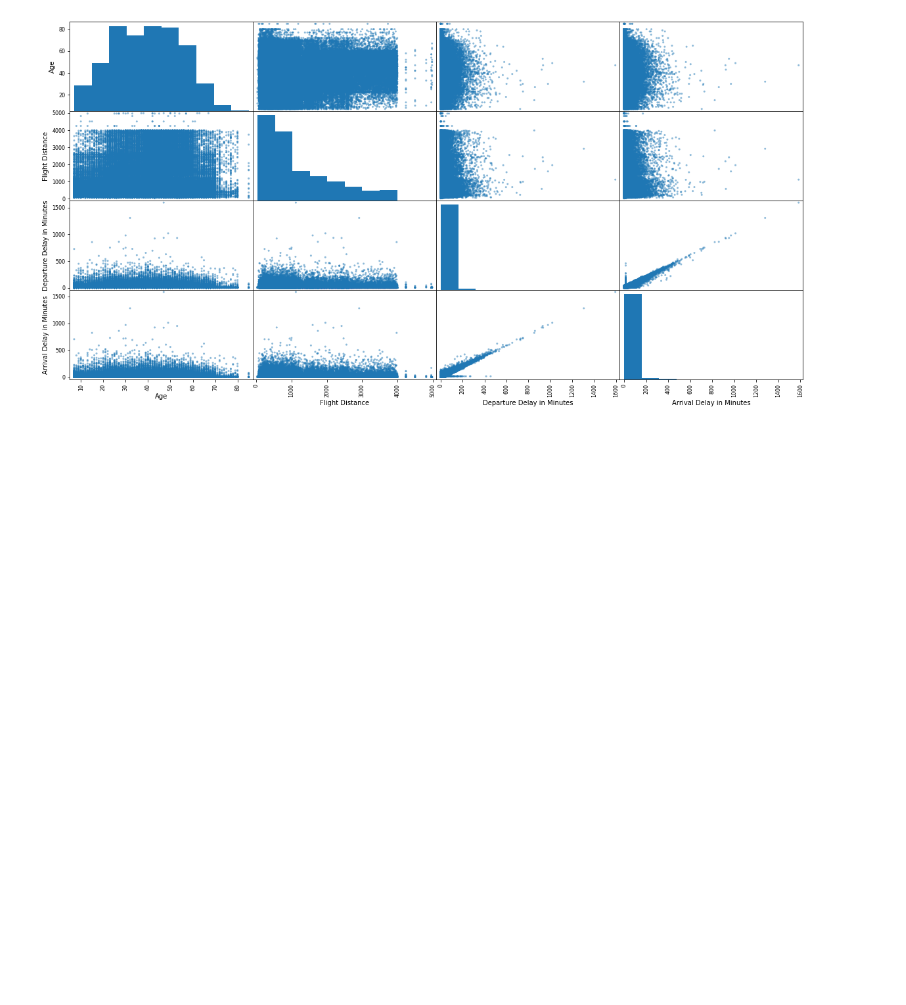
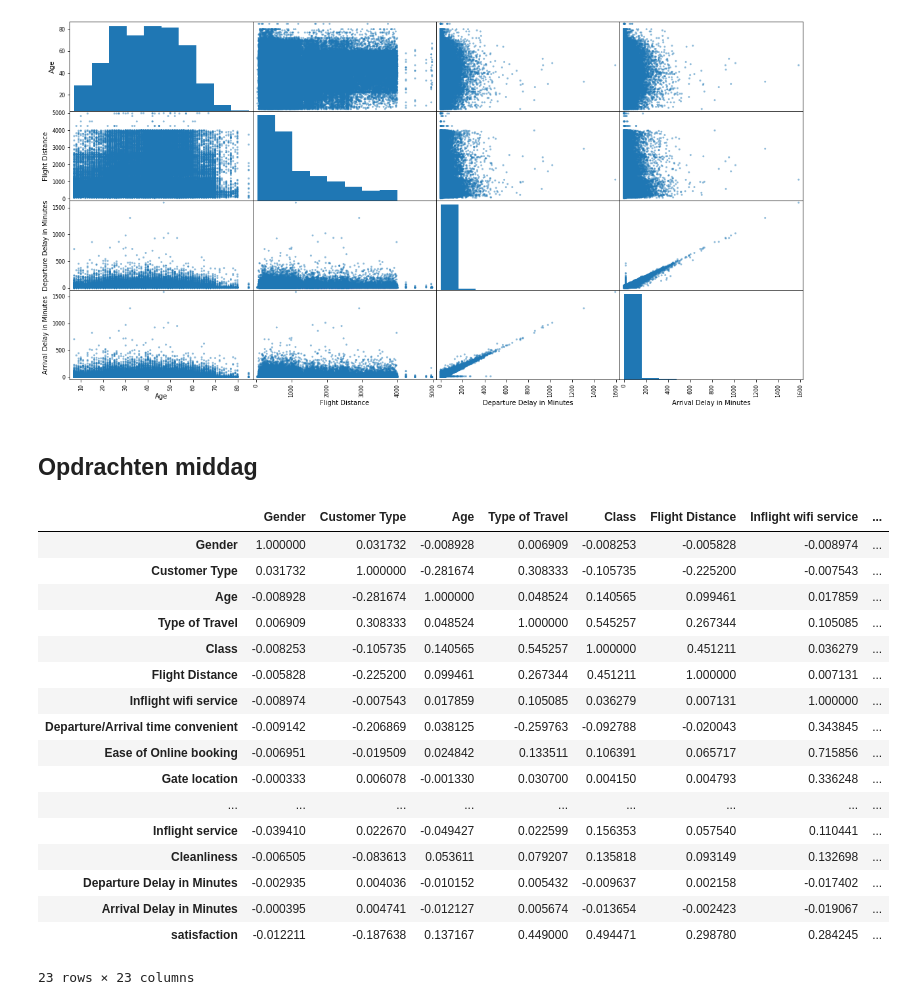
Before and after one commit to Mysurii/Minoi-AAI, a Jupyter notebook: Bootcamp/d6/Bootcamp_dag_6.ipynb, the cells around one changed output. Cells and saved outputs as stored; diff of their text form; code cells hidden in the pictures; blank space fills up the shorter version.

Commit message:
middag opdracht toegevoegd

```diff
--- a/Bootcamp/d6/Bootcamp_dag_6.ipynb
+++ b/Bootcamp/d6/Bootcamp_dag_6.ipynb
@@ -224,3 +226,27 @@ array([[<AxesSubplot:xlabel='Age', ylabel='Age'>,
         <AxesSubplot:xlabel='Arrival Delay in Minutes', ylabel='Arrival Delay in Minutes'>]],
       dtype=object)
 [figure]
+# %% [markdown]
+## Opdrachten middag
+# %%
+## Correlatie tussen alle variabelen
+data.corr()
+# %% [output]
+|  | Gender | Customer Type | Age | Type of Travel | Class | Flight Distance | Inflight wifi service | ... |
+| Gender | 1.000000 | 0.031732 | -0.008928 | 0.006909 | -0.008253 | -0.005828 | -0.008974 | ... |
+| Customer Type | 0.031732 | 1.000000 | -0.281674 | 0.308333 | -0.105735 | -0.225200 | -0.007543 | ... |
+| Age | -0.008928 | -0.281674 | 1.000000 | 0.048524 | 0.140565 | 0.099461 | 0.017859 | ... |
+| Type of Travel | 0.006909 | 0.308333 | 0.048524 | 1.000000 | 0.545257 | 0.267344 | 0.105085 | ... |
+| Class | -0.008253 | -0.105735 | 0.140565 | 0.545257 | 1.000000 | 0.451211 | 0.036279 | ... |
+| Flight Distance | -0.005828 | -0.225200 | 0.099461 | 0.267344 | 0.451211 | 1.000000 | 0.007131 | ... |
+| Inflight wifi service | -0.008974 | -0.007543 | 0.017859 | 0.105085 | 0.036279 | 0.007131 | 1.000000 | ... |
+| Departure/Arrival time convenient | -0.009142 | -0.206869 | 0.038125 | -0.259763 | -0.092788 | -0.020043 | 0.343845 | ... |
+| Ease of Online booking | -0.006951 | -0.019509 | 0.024842 | 0.133511 | 0.106391 | 0.065717 | 0.715856 | ... |
+| Gate location | -0.000333 | 0.006078 | -0.001330 | 0.030700 | 0.004150 | 0.004793 | 0.336248 | ... |
+| ... | ... | ... | ... | ... | ... | ... | ... | ... |
+| Inflight service | -0.039410 | 0.022670 | -0.049427 | 0.022599 | 0.156353 | 0.057540 | 0.110441 | ... |
+| Cleanliness | -0.006505 | -0.083613 | 0.053611 | 0.079207 | 0.135818 | 0.093149 | 0.132698 | ... |
+| Departure Delay in Minutes | -0.002935 | 0.004036 | -0.010152 | 0.005432 | -0.009637 | 0.002158 | -0.017402 | ... |
+| Arrival Delay in Minutes | -0.000395 | 0.004741 | -0.012127 | 0.005674 | -0.013654 | -0.002423 | -0.019067 | ... |
+| satisfaction | -0.012211 | -0.187638 | 0.137167 | 0.449000 | 0.494471 | 0.298780 | 0.284245 | ... |
+23 rows × 23 columns
```
Also changed, not shown: parts of 4 cells of this notebook.
